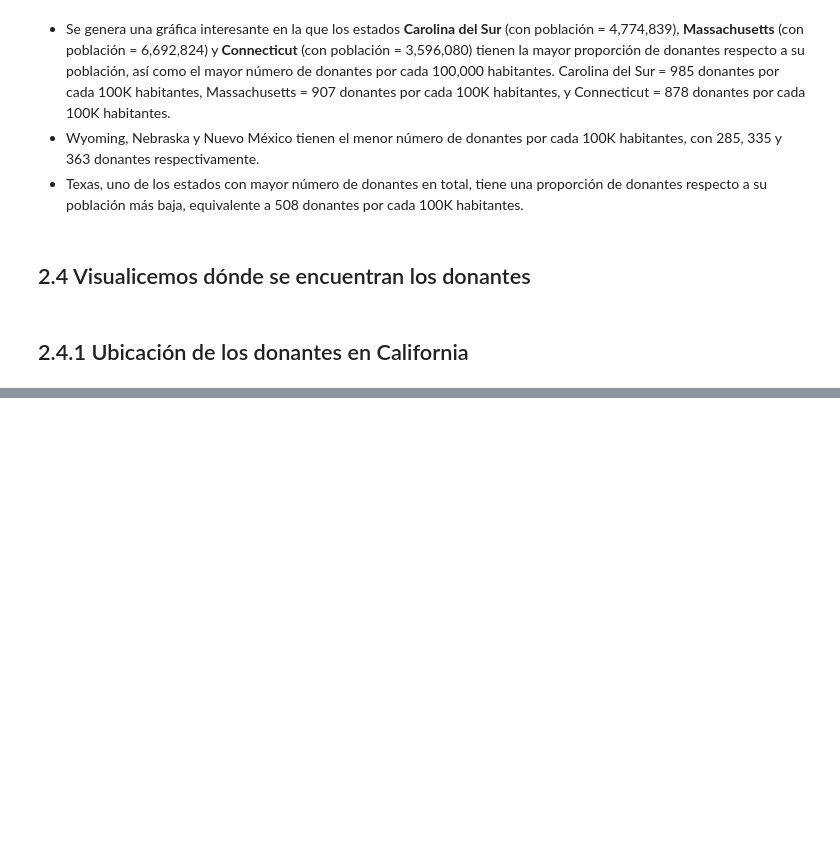
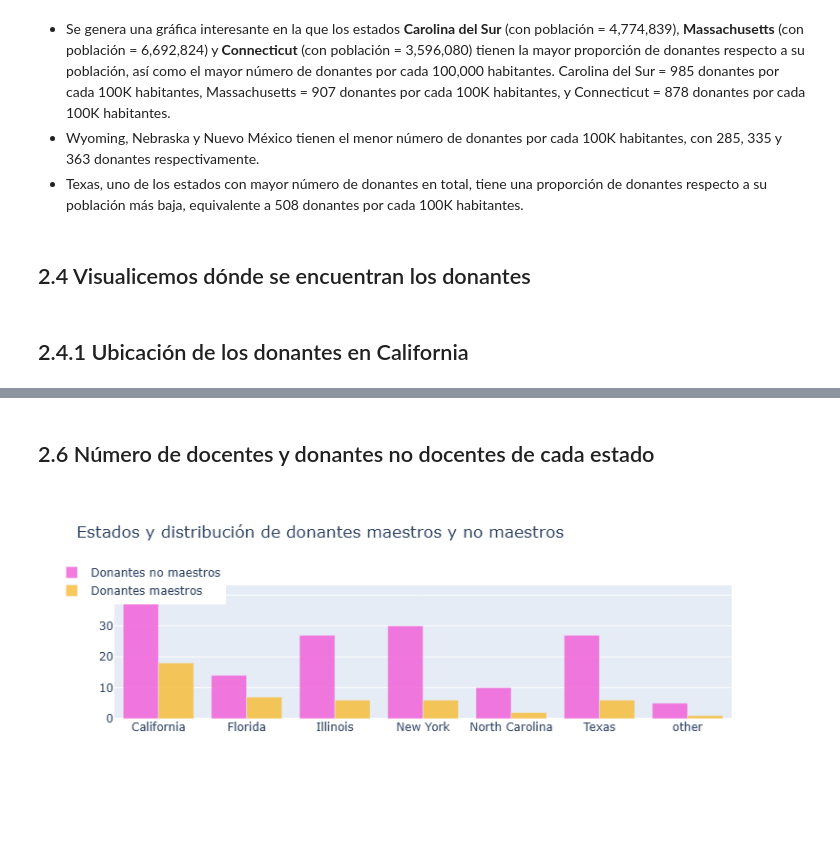
Before and after one commit to Karla-Yulenni/9AIEVND-ADND-Practicas-230284, a Jupyter notebook: Practica05/Practica05.ipynb, the cells around one changed output, grey strips where cells are left out. Cells and saved outputs as stored; diff of their text form; code cells hidden in the pictures; blank space fills up the shorter version.

```diff
--- a/Practica05/Practica05.ipynb
+++ b/Practica05/Practica05.ipynb
@@ -782,0 +977,55 @@ map_osm2  # Mostramos el mapa
+# %% [markdown]
+## 2.6 Número de docentes y donantes no docentes de cada estado <a id='s2.6'></a>
+# %%
+# ¿En qué estado hay más donantes que son maestros?
+
+tempdf = donors_df.groupby(['Donor State', 'Donor Is Teacher']).agg({
+    'Donor Is Teacher': 'count'
+}).rename(columns={'Donor Is Teacher': 'Teacher Donor Counts'}).reset_index()
+
+# Filtrar donantes que NO son maestros
+no_df = tempdf[tempdf['Donor Is Teacher'] == 'No']
+no_x = no_df['Donor State']
+no_y = no_df['Teacher Donor Counts']
+
+# Filtrar donantes que SÍ son maestros
+yes_df = tempdf[tempdf['Donor Is Teacher'] == 'Yes']
+yes_x = yes_df['Donor State']
+yes_y = yes_df['Teacher Donor Counts']
+
+# Gráfico de barras para donantes NO maestros
+trace1 = go.Bar(
+    x=no_x,
+    y=no_y,
+    name='Donantes no maestros',
+    marker=dict(color='#f259d6'),
+    opacity=0.8
+)
+
+# Gráfico de barras para donantes maestros
+trace2 = go.Bar(
+    x=yes_x,
+    y=yes_y,
+    name='Donantes maestros',
+    marker=dict(color='#f7bb31'),
+    opacity=0.8
+)
+
+# Combinar datos
+data = [trace1, trace2]
+
+# Diseño del gráfico
+layout = go.Layout(
+    barmode='group',
+    legend=dict(dict(x=-.1, y=1.2)),
+    margin=dict(b=120),
+    title='Estados y distribución de donantes maestros y no maestros'
+)
+
+# Crear figura
+fig = go.Figure(data=data, layout=layout)
+
+# Mostrar gráfico
+iplot(fig, filename='grouped-bar')
+# %% [output]
+[figure, added]
```
Also changed, not shown: parts of 29 cells of this notebook, 1 other file.
